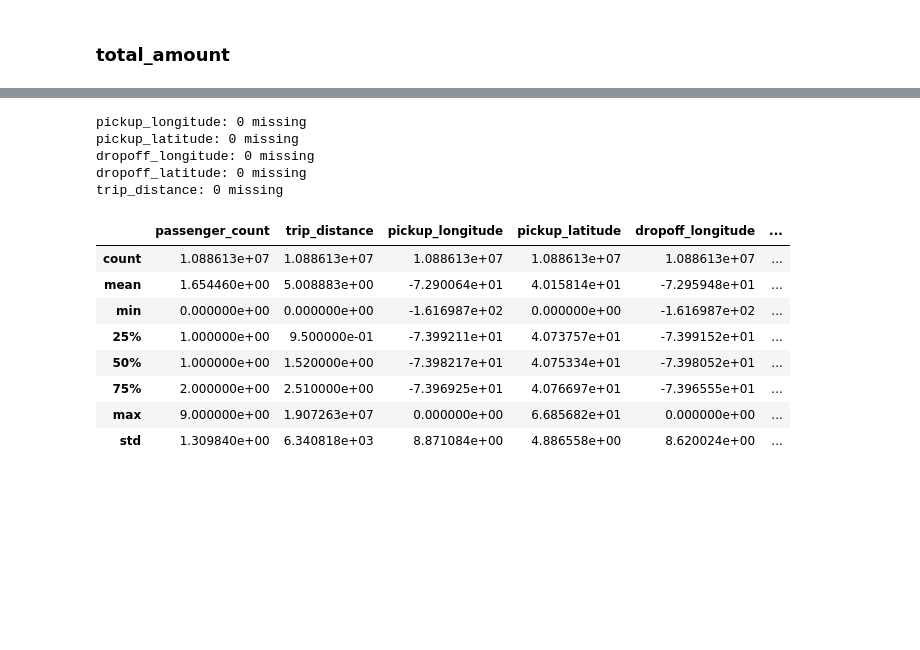
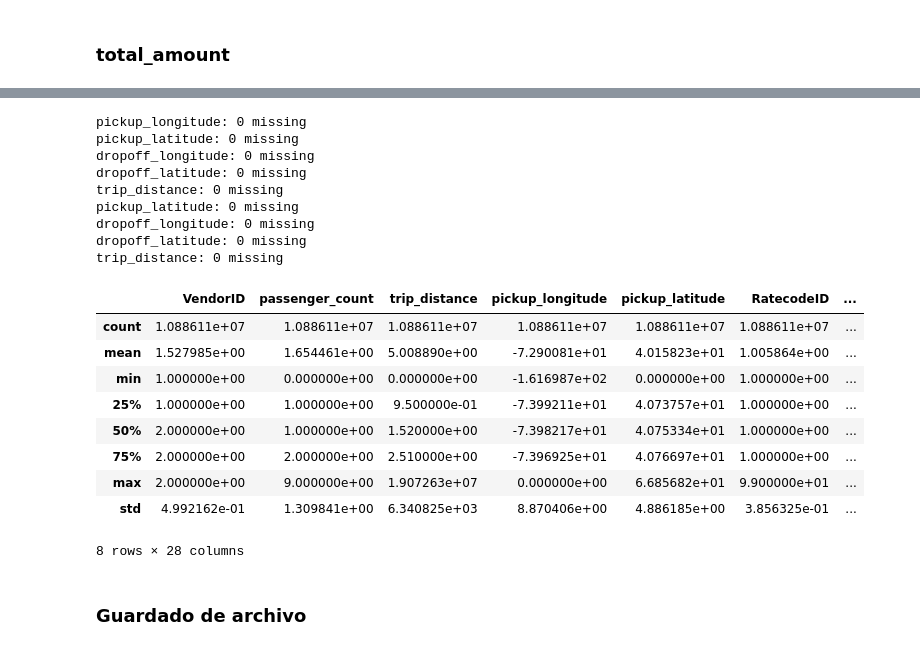
Before and after one commit to Giorgio6846/BigData-TF, a Jupyter notebook: processing_data.ipynb, the cells around one changed output, grey strips where cells are left out. Cells and saved outputs as stored; diff of their text form; code cells hidden in the pictures; blank space fills up the shorter version.

```diff
--- a/processing_data.ipynb
+++ b/processing_data.ipynb
@@ -66,4 +66,3 @@ df.describe()
 # %%
-df = df.drop(columns=["VendorID", "RatecodeID"])
 df.describe()
 # %% [output]
@@ -89,10 +88,25 @@ tpep_dropoff_datetime: 0 missing
 import numpy as np
 
 # Convert pickup/dropoff to string, then to datetime, and compute trip duration (in minutes)
-df['pickup'] = pd.to_datetime(df['tpep_pickup_datetime'], format='%Y-%m-%d %H:%M:%S')
-df['dropoff'] = pd.to_datetime(df['tpep_dropoff_datetime'], format='%Y-%m-%d %H:%M:%S')
+df['pickup'] = pd.to_datetime(df['tpep_pickup_datetime'], format='%Y-%m-%d %H:%M:%S', errors='coerce')
+df['dropoff'] = pd.to_datetime(df['tpep_dropoff_datetime'], format='%Y-%m-%d %H:%M:%S', errors='coerce')
+
+df = df[df['pickup'].notna()]
+df = df[df['dropoff'].notna()]
 
 df['trip_duration_min'] = np.floor((df['dropoff'] - df['pickup']).dt.total_seconds() / 60)
 
+df["pickup_hour"] = df["pickup"].dt.hour
+df["pickup_dayweek"] = df["pickup"].dt.dayofweek
+df["pickup_daymonth"] = df["pickup"].dt.days_in_month
+
+df["pickup_hour_cos"] = np.cos(2 * np.pi * df["pickup_hour"] / 24)
+df["pickup_hour_sin"] = np.sin(2 * np.pi * df["pickup_hour"] / 24)
+df["pickup_dayweek_cos"] = np.cos(2 * np.pi * df["pickup_dayweek"] / 7)
+df["pickup_dayweek_sin"] = np.sin(2 * np.pi * df["pickup_dayweek"] / 7)
+df["pickup_daymonth_cos"] = np.cos(2 * np.pi * df["pickup_daymonth"] / 31)
+df["pickup_daymonth_sin"] = np.sin(2 * np.pi * df["pickup_daymonth"] / 31)
+
+
 print("Before filtering: ", df.shape)
 # %% [output]
@@ -104,6 +130,6 @@ Before filtering:  (12210952, 20)
 # %%
 total_count = len(df)
-
+df = df[df['trip_duration_min'] >= 0]
 
 # Compute Q1, Q3, and IQR
 Q1 = df['trip_duration_min'].quantile(0.25)
@@ -219,0 +230,4 @@ Cleaned DataFrame:
+# %%
+df = df[~outliers_mask].reset_index(drop=True)
+print("Cleaned DataFrame:\n")
+df['total_amount'].describe()
@@ -220,26 +245,33 @@ Cleaned DataFrame:
 # %%
 key_cols = ['pickup_longitude', 'pickup_latitude', 'dropoff_longitude', 'dropoff_latitude', 'trip_distance']
 for col in key_cols:
-    print(f"{col}: {cleaned_df[col].isna().sum()} missing")
+    print(f"{col}: {df[col].isna().sum()} missing")
 # %% [output]
 pickup_longitude: 0 missing
 pickup_latitude: 0 missing
 dropoff_longitude: 0 missing
 dropoff_latitude: 0 missing
 trip_distance: 0 missing
+pickup_latitude: 0 missing
+dropoff_longitude: 0 missing
+dropoff_latitude: 0 missing
+trip_distance: 0 missing
 # %%
-cleaned_df.drop(columns=['tpep_pickup_datetime', 'tpep_dropoff_datetime'], inplace=True)
-cleaned_df.describe()
+df.drop(columns=['tpep_pickup_datetime', 'tpep_dropoff_datetime'], inplace=True)
+df.describe()
 # %% [output]
-|  | passenger_count | trip_distance | pickup_longitude | pickup_latitude | dropoff_longitude | ... |
-| count | 1.088613e+07 | 1.088613e+07 | 1.088613e+07 | 1.088613e+07 | 1.088613e+07 | ... |
-| mean | 1.654460e+00 | 5.008883e+00 | -7.290064e+01 | 4.015814e+01 | -7.295948e+01 | ... |
-| min | 0.000000e+00 | 0.000000e+00 | -1.616987e+02 | 0.000000e+00 | -1.616987e+02 | ... |
-| 25% | 1.000000e+00 | 9.500000e-01 | -7.399211e+01 | 4.073757e+01 | -7.399152e+01 | ... |
-| 50% | 1.000000e+00 | 1.520000e+00 | -7.398217e+01 | 4.075334e+01 | -7.398052e+01 | ... |
-| 75% | 2.000000e+00 | 2.510000e+00 | -7.396925e+01 | 4.076697e+01 | -7.396555e+01 | ... |
-| max | 9.000000e+00 | 1.907263e+07 | 0.000000e+00 | 6.685682e+01 | 0.000000e+00 | ... |
-| std | 1.309840e+00 | 6.340818e+03 | 8.871084e+00 | 4.886558e+00 | 8.620024e+00 | ... |
+|  | VendorID | passenger_count | trip_distance | pickup_longitude | pickup_latitude | RatecodeID | ... |
+| count | 1.088611e+07 | 1.088611e+07 | 1.088611e+07 | 1.088611e+07 | 1.088611e+07 | 1.088611e+07 | ... |
+| mean | 1.527985e+00 | 1.654461e+00 | 5.008890e+00 | -7.290081e+01 | 4.015823e+01 | 1.005864e+00 | ... |
+| min | 1.000000e+00 | 0.000000e+00 | 0.000000e+00 | -1.616987e+02 | 0.000000e+00 | 1.000000e+00 | ... |
+| 25% | 1.000000e+00 | 1.000000e+00 | 9.500000e-01 | -7.399211e+01 | 4.073757e+01 | 1.000000e+00 | ... |
+| 50% | 2.000000e+00 | 1.000000e+00 | 1.520000e+00 | -7.398217e+01 | 4.075334e+01 | 1.000000e+00 | ... |
+| 75% | 2.000000e+00 | 2.000000e+00 | 2.510000e+00 | -7.396925e+01 | 4.076697e+01 | 1.000000e+00 | ... |
+| max | 2.000000e+00 | 9.000000e+00 | 1.907263e+07 | 0.000000e+00 | 6.685682e+01 | 9.900000e+01 | ... |
+| std | 4.992162e-01 | 1.309841e+00 | 6.340825e+03 | 8.870406e+00 | 4.886185e+00 | 3.856325e-01 | ... |
+8 rows × 28 columns
+# %% [markdown]
+### Guardado de archivo
 # %%
 # Prepare data for H2O
 os.makedirs(os.path.join(smb_dir,"processed"), exist_ok=True)
```
Also changed, not shown: parts of 13 cells of this notebook, 1 other file.
